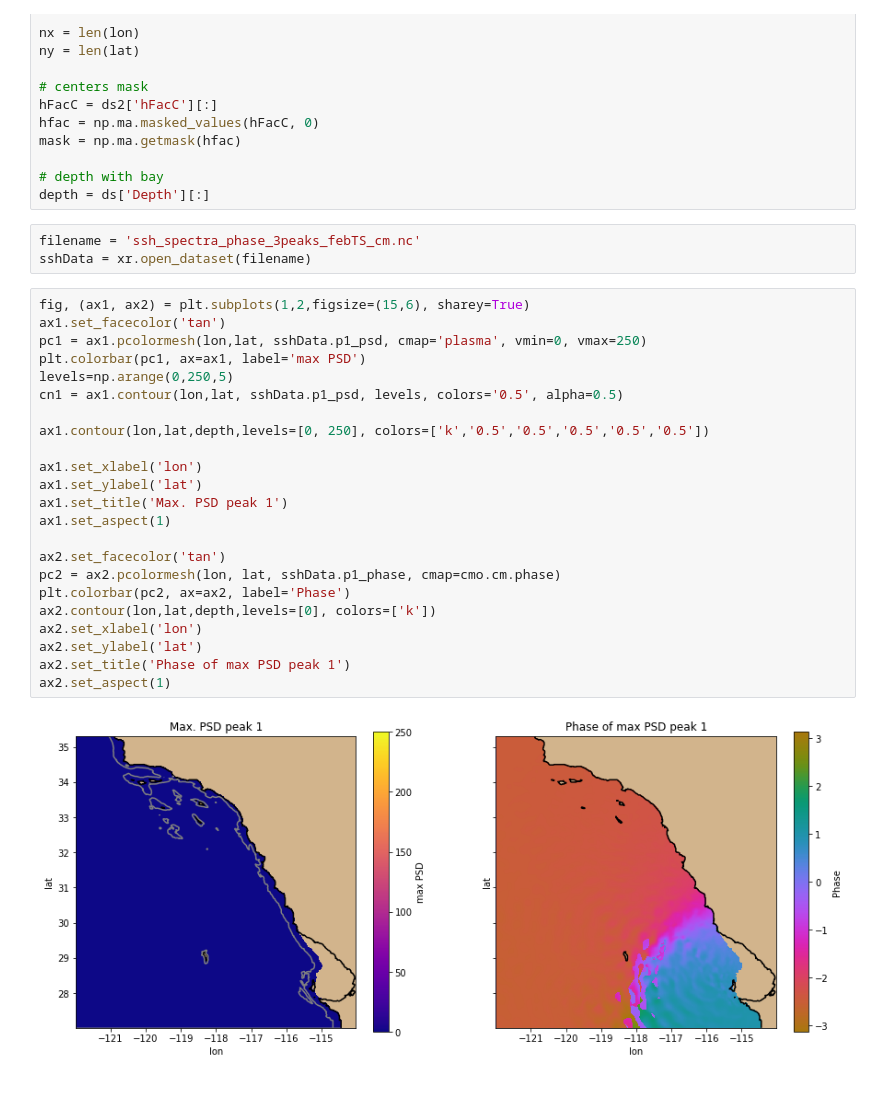
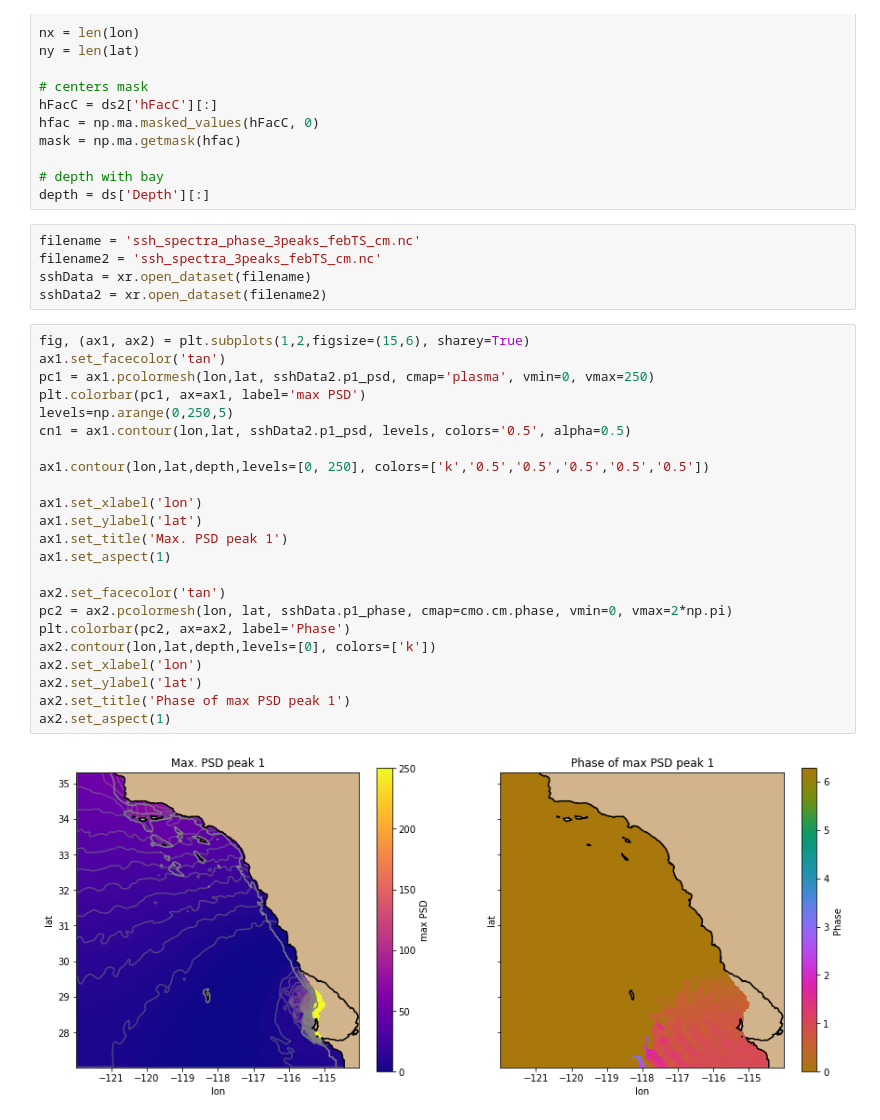
Before and after one commit to anakarinarm/notebooks_SVB, a Jupyter notebook: MITgcm/domain5/ssh_phase.ipynb, the cells around one changed output. Drawn from its saved outputs; the diff is of its cells as text; blank space fills up the shorter version.

Commit message:
unwrapped phases

```diff
--- a/MITgcm/domain5/ssh_phase.ipynb
+++ b/MITgcm/domain5/ssh_phase.ipynb
@@ -289,29 +289,31 @@ mask = np.ma.getmask(hfac)
 depth = ds['Depth'][:]
 # %%
 filename = 'ssh_spectra_phase_3peaks_febTS_cm.nc'
+filename2 = 'ssh_spectra_3peaks_febTS_cm.nc'
 sshData = xr.open_dataset(filename)
+sshData2 = xr.open_dataset(filename2)
 # %%
 fig, (ax1, ax2) = plt.subplots(1,2,figsize=(15,6), sharey=True)
 ax1.set_facecolor('tan')
-pc1 = ax1.pcolormesh(lon,lat, sshData.p1_psd, cmap='plasma', vmin=0, vmax=250)
+pc1 = ax1.pcolormesh(lon,lat, sshData2.p1_psd, cmap='plasma', vmin=0, vmax=250)
 plt.colorbar(pc1, ax=ax1, label='max PSD')
 levels=np.arange(0,250,5)
-cn1 = ax1.contour(lon,lat, sshData.p1_psd, levels, colors='0.5', alpha=0.5)
+cn1 = ax1.contour(lon,lat, sshData2.p1_psd, levels, colors='0.5', alpha=0.5)
 
 ax1.contour(lon,lat,depth,levels=[0, 250], colors=['k','0.5','0.5','0.5','0.5','0.5'])
 
 ax1.set_xlabel('lon')
 ax1.set_ylabel('lat')
 ax1.set_title('Max. PSD peak 1')
 ax1.set_aspect(1)
 
 ax2.set_facecolor('tan')
-pc2 = ax2.pcolormesh(lon, lat, sshData.p1_phase, cmap=cmo.cm.phase)
+pc2 = ax2.pcolormesh(lon, lat, sshData.p1_phase, cmap=cmo.cm.phase, vmin=0, vmax=2*np.pi)
 plt.colorbar(pc2, ax=ax2, label='Phase')
 ax2.contour(lon,lat,depth,levels=[0], colors=['k'])
 ax2.set_xlabel('lon')
 ax2.set_ylabel('lat')
 ax2.set_title('Phase of max PSD peak 1')
 ax2.set_aspect(1)
 # %% [output]
-[figure, old version]
+[figure, new version]
```
Also changed, not shown: parts of 5 cells of this notebook, 2 other files.
